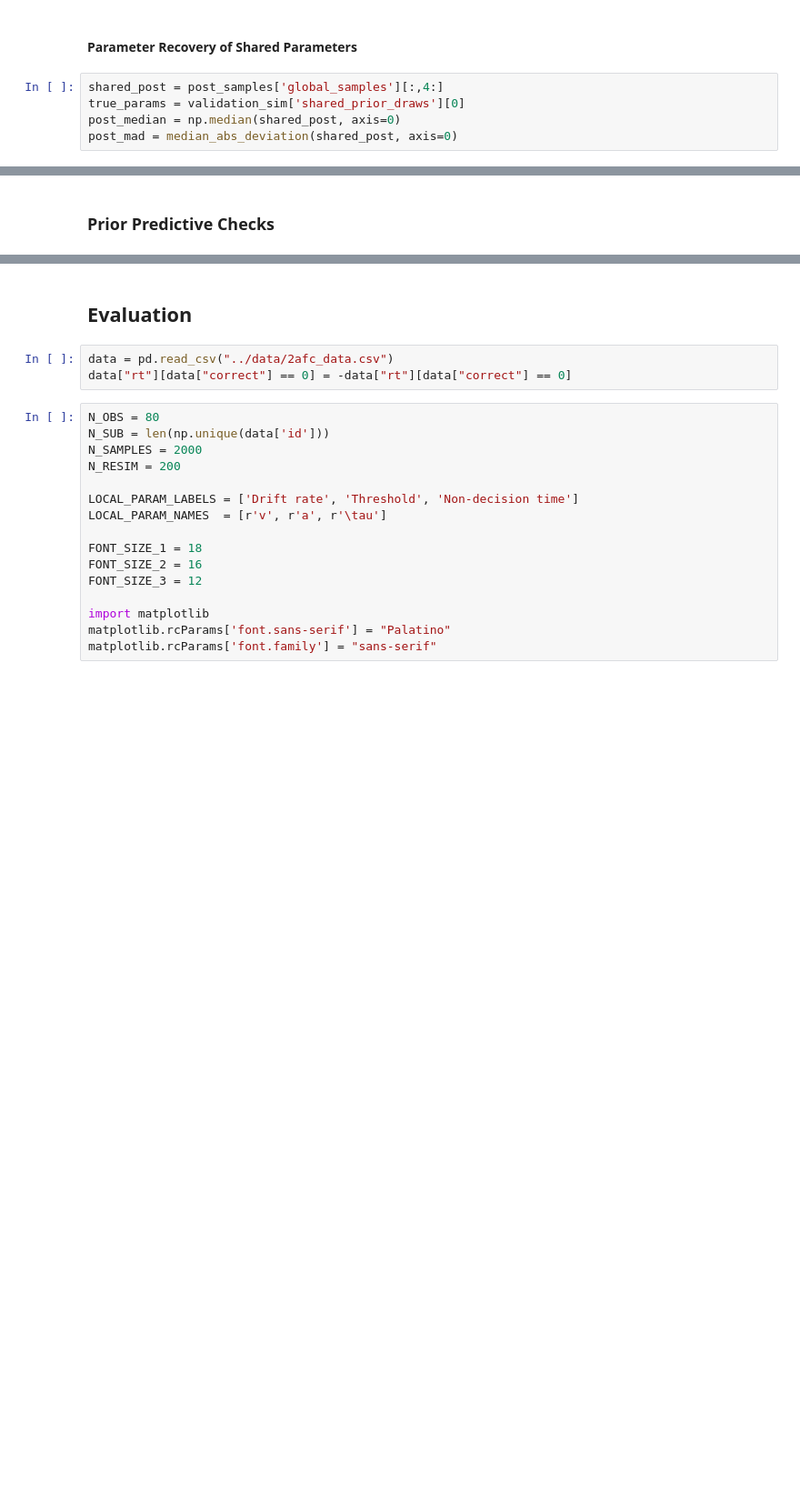
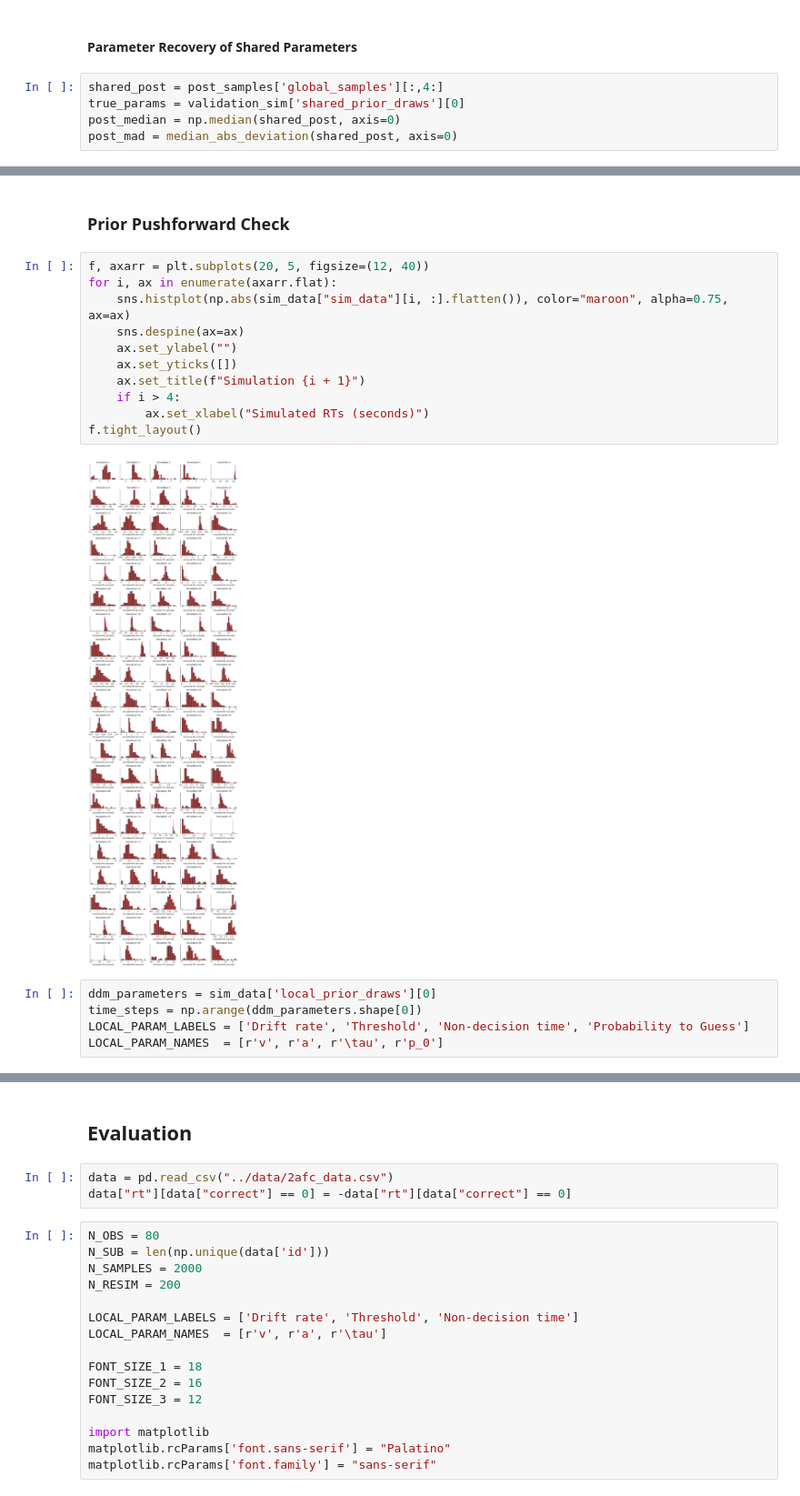
Before and after one commit to smiplab/sub-oi-dm, a Jupyter notebook: application/2afc_task/notebook/2afc_experiment.ipynb, the cells around one changed output, grey strips where cells are left out. Shown at 91% size. Cells and saved outputs as stored; diff of their text form; blank space fills up the shorter version.

```diff
--- a/application/2afc_task/notebook/2afc_experiment.ipynb
+++ b/application/2afc_task/notebook/2afc_experiment.ipynb
@@ -237,2 +241,20 @@ print(post_mad)
 # %% [markdown]
-### Prior Predictive Checks
+### Prior Pushforward Check
+# %%
+f, axarr = plt.subplots(20, 5, figsize=(12, 40))
+for i, ax in enumerate(axarr.flat):
+    sns.histplot(np.abs(sim_data["sim_data"][i, :].flatten()), color="maroon", alpha=0.75, ax=ax)
+    sns.despine(ax=ax)
+    ax.set_ylabel("")
+    ax.set_yticks([])
+    ax.set_title(f"Simulation {i + 1}")
+    if i > 4:
+        ax.set_xlabel("Simulated RTs (seconds)")
+f.tight_layout()
+# %% [output]
+[figure, added]
+# %%
+ddm_parameters = sim_data['local_prior_draws'][0]
+time_steps = np.arange(ddm_parameters.shape[0])
+LOCAL_PARAM_LABELS = ['Drift rate', 'Threshold', 'Non-decision time', 'Probability to Guess']
+LOCAL_PARAM_NAMES  = [r'v', r'a', r'\tau', r'p_0']
```
Also changed, not shown: parts of 8 cells of this notebook.
